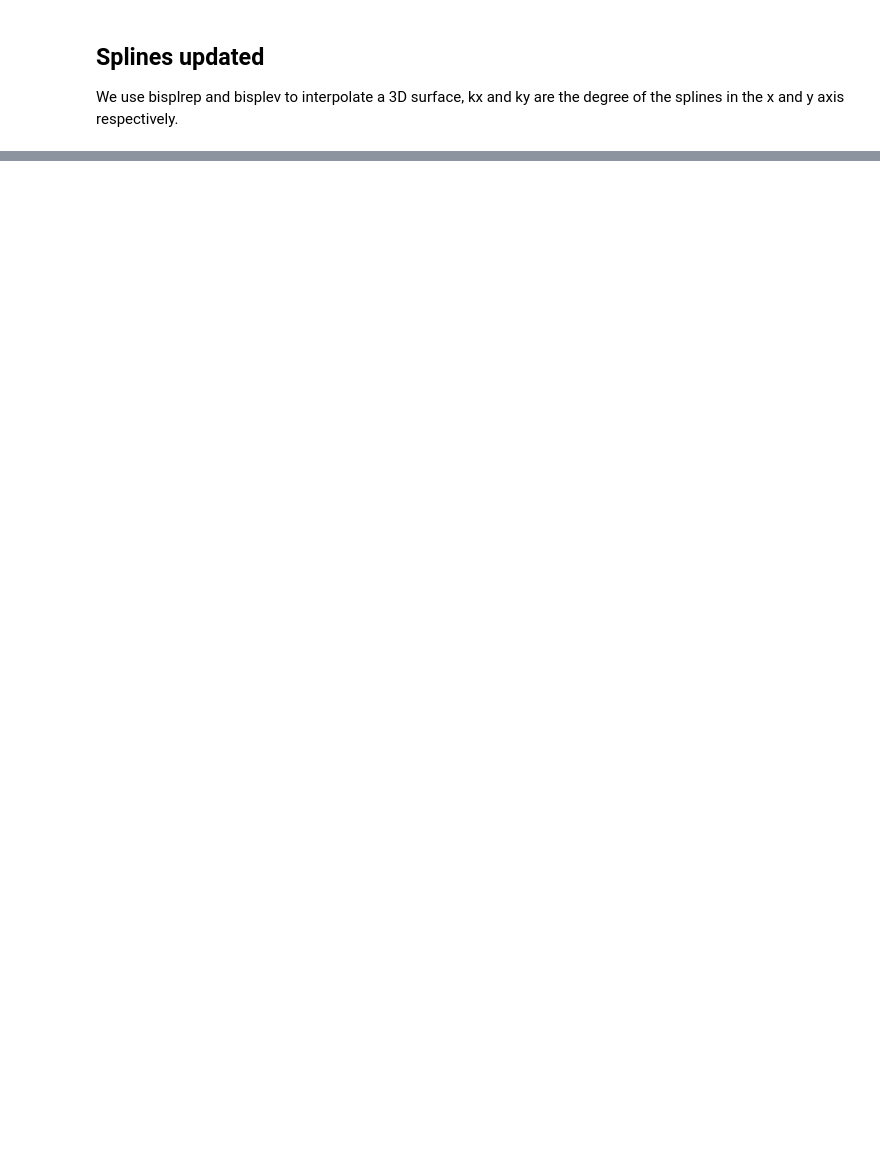
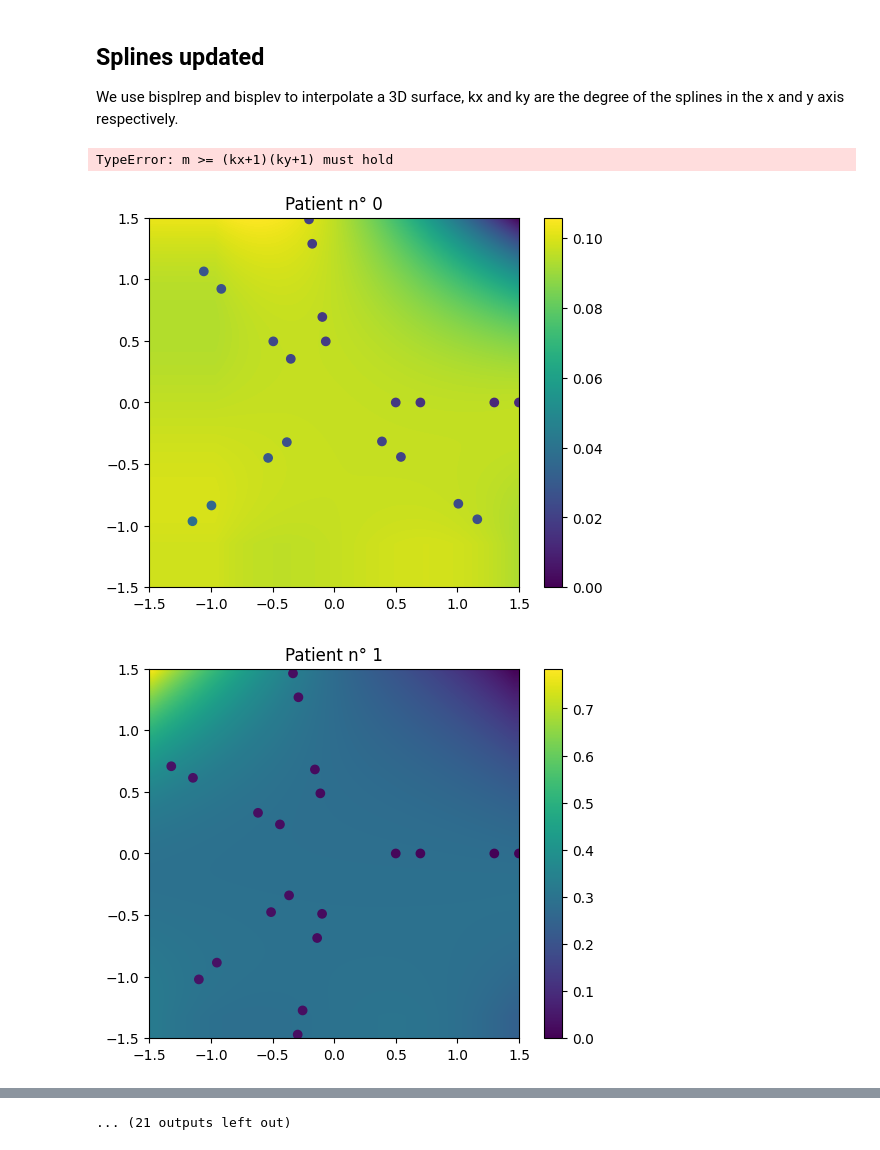
Before and after one commit to Alepescinaa/ScientificTools, a Jupyter notebook: Project1/Cp1/Checkpoint1.ipynb, the cells around one changed output, grey strips where cells are left out. Saved outputs shown, nothing was run; the diff lists cells and outputs as text; code cells hidden in the pictures; blank space fills up the shorter version.

```diff
--- a/Project1/Cp1/Checkpoint1.ipynb
+++ b/Project1/Cp1/Checkpoint1.ipynb
@@ -179,4 +196,27 @@ def checkpoint1_solution(x, y, t, X, Y, s_value):
     vel_pred = 1.0/( np.sqrt((grad_x/(3.0/1500))**2+(grad_y/(3.0/1500))**2) + 1e-4)
     return time_pred, vel_pred
 # %%
-time_pred,vel_pred = checkpoint1_solution(x_meas, y_meas, t_meas, X, Y, final_best_s)
+time_pred,vel_pred = checkpoint1_solution(x_meas, y_meas, t_meas, X, Y, 0.2)
+# %% [output]
+TypeError: m >= (kx+1)(ky+1) must hold
+# %%
+for i in range(100):
+  x_meas = CP1data[i][0]
+  y_meas = CP1data[i][1]
+  t_meas = CP1data[i][2]
+
+  time_pred,vel_pred = checkpoint1_solution(x_meas, y_meas, t_meas, X, Y, 0.2)
+
+  num_rows = time_pred.shape[0] #need to swap the rows of the matrix of times if we want to use imshow matching the values of the time with the right (X,Y)
+  for j in range(num_rows // 2):
+    time_pred[j], time_pred[num_rows - 1 - j] = time_pred[num_rows - 1 - j], time_pred[j].copy()
+
+  plt.imshow(time_pred, extent=[np.min(X), np.max(X), np.min(Y), np.max(Y)])
+  plt.scatter( x_meas,  y_meas, c=t_meas, vmin= 0, vmax=np.max(time_pred))
+  plt.gca().set_aspect(1)
+  plt.title(f'Patient n° {i}')
+  plt.colorbar()
+  plt.show()
+# %% [output]
+[figure, added]
+[figure, added]
@@ -183,3 +233,4 @@ time_pred,vel_pred = checkpoint1_solution(x_meas, y_meas, t_meas, X, Y, final_be
+... (21 outputs left out)
 # %%
 fig, ax = plt.subplots(subplot_kw={"projection": "3d"})
 ax.plot_surface(X,Y,time_pred)
```
Also changed, not shown: parts of 15 cells of this notebook.
